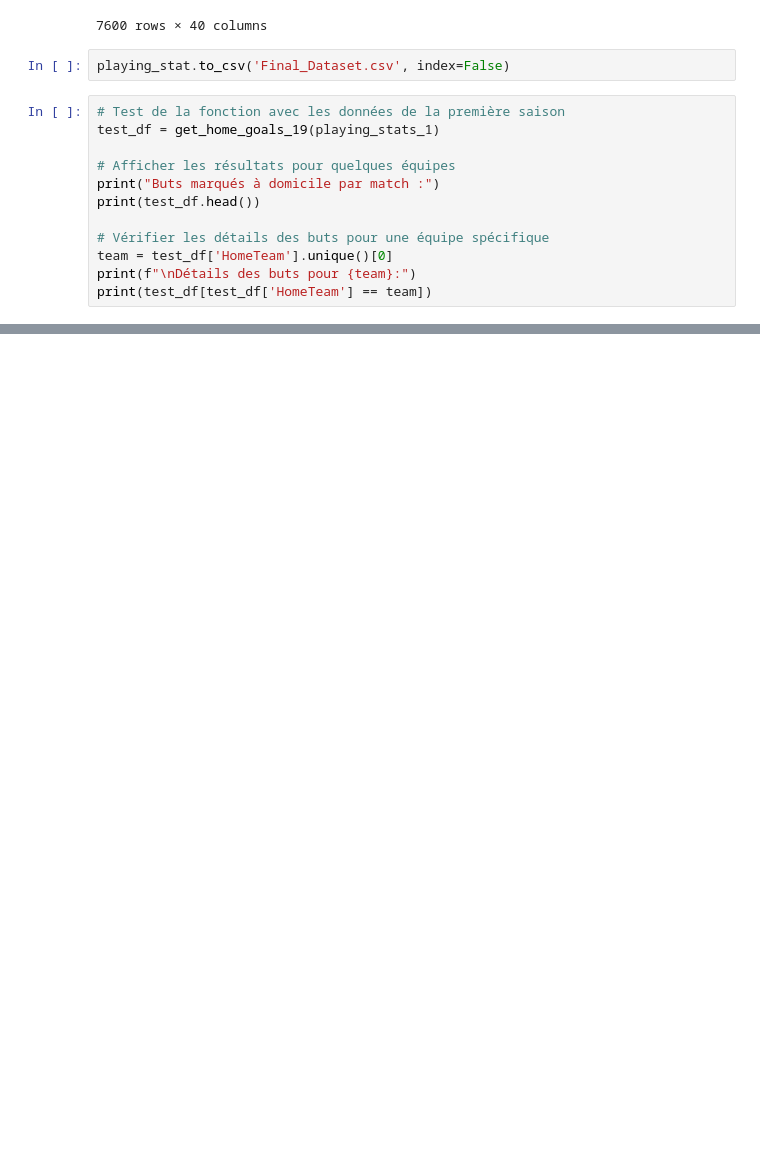
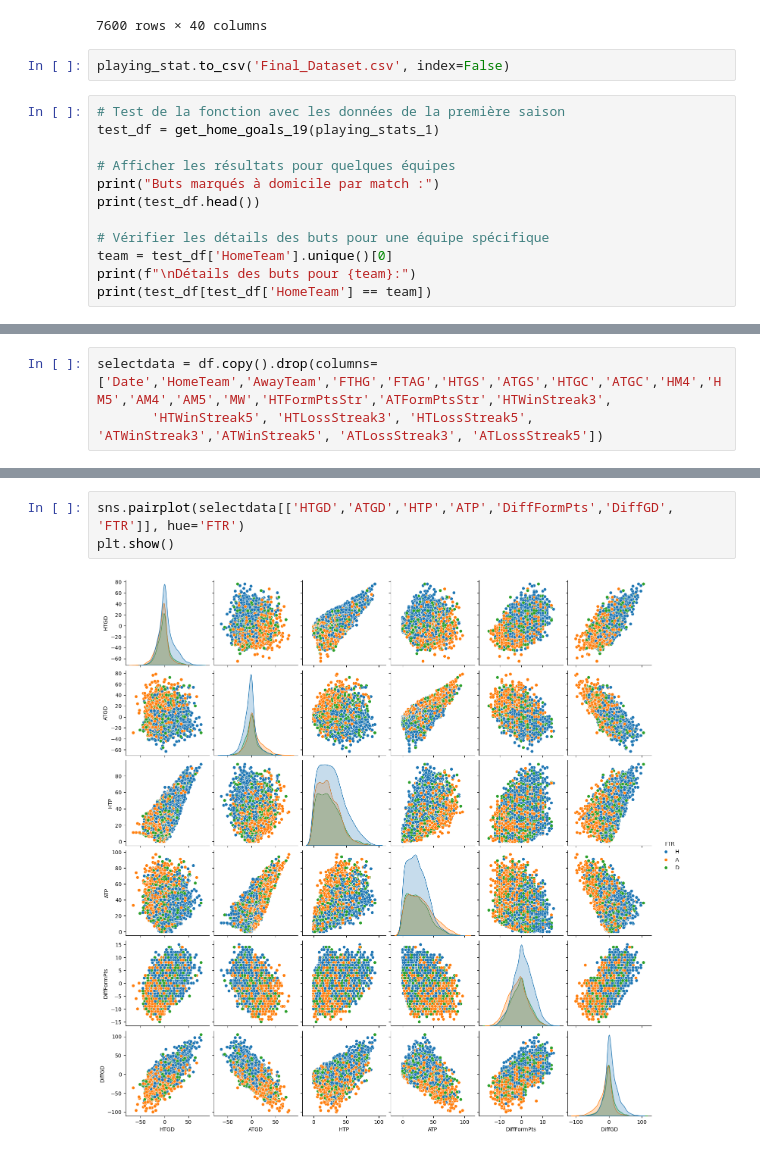
Before and after one commit to AnisBenOthman/Match-prediction, a Jupyter notebook: main.ipynb, the cells around one changed output, grey strips where cells are left out. Cells and saved outputs as stored; diff of their text form; blank space fills up the shorter version.

```diff
--- a/main.ipynb
+++ b/main.ipynb
@@ -814,0 +988,3 @@ print(test_df[test_df['HomeTeam'] == team])
+# %%
+selectdata = df.copy().drop(columns=['Date','HomeTeam','AwayTeam','FTHG','FTAG','HTGS','ATGS','HTGC','ATGC','HM4','HM5','AM4','AM5','MW','HTFormPtsStr','ATFormPtsStr','HTWinStreak3',
+       'HTWinStreak5', 'HTLossStreak3', 'HTLossStreak5', 'ATWinStreak3','ATWinStreak5', 'ATLossStreak3', 'ATLossStreak5'])
@@ -814,0 +1026,5 @@ print(test_df[test_df['HomeTeam'] == team])
+# %%
+sns.pairplot(selectdata[['HTGD','ATGD','HTP','ATP','DiffFormPts','DiffGD', 'FTR']], hue='FTR')
+plt.show()
+# %% [output]
+[figure, added]
```
Also changed, not shown: parts of 38 cells of this notebook.
